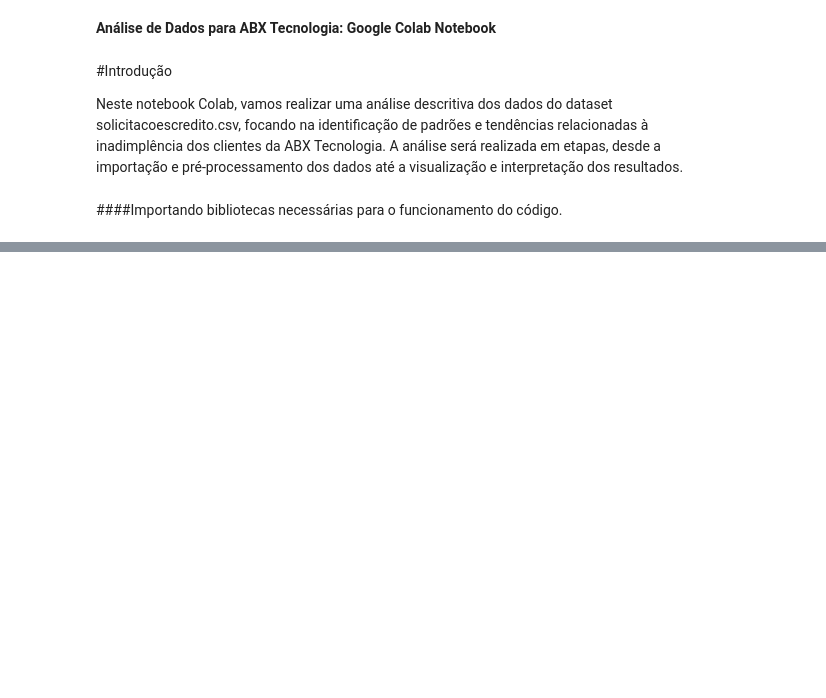
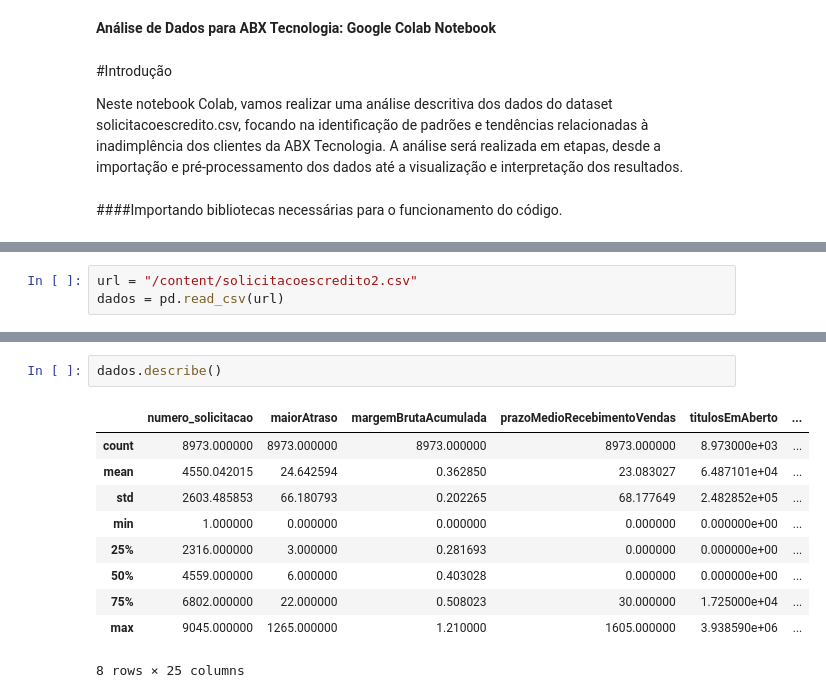
Before and after one commit to lucasrabd/WellDoneABX, a Jupyter notebook: Analise_1_ABX_Welldone.ipynb, the cells around one changed output, grey strips where cells are left out. Drawn from its saved outputs; the diff is of its cells as text; blank space fills up the shorter version.

```diff
--- a/Analise_1_ABX_Welldone.ipynb
+++ b/Analise_1_ABX_Welldone.ipynb
@@ -32,0 +16,3 @@ df_dummies = pd.get_dummies(df)
+# %%
+url = "/content/solicitacoescredito2.csv"
+dados = pd.read_csv(url)
@@ -32,0 +71,13 @@ df_dummies = pd.get_dummies(df)
+# %%
+dados.describe()
+# %% [output]
+|  | numero_solicitacao | maiorAtraso | margemBrutaAcumulada | prazoMedioRecebimentoVendas | titulosEmAberto | ... |
+| count | 8973.000000 | 8973.000000 | 8973.000000 | 8973.000000 | 8.973000e+03 | ... |
+| mean | 4550.042015 | 24.642594 | 0.362850 | 23.083027 | 6.487101e+04 | ... |
+| std | 2603.485853 | 66.180793 | 0.202265 | 68.177649 | 2.482852e+05 | ... |
+| min | 1.000000 | 0.000000 | 0.000000 | 0.000000 | 0.000000e+00 | ... |
+| 25% | 2316.000000 | 3.000000 | 0.281693 | 0.000000 | 0.000000e+00 | ... |
+| 50% | 4559.000000 | 6.000000 | 0.403028 | 0.000000 | 0.000000e+00 | ... |
+| 75% | 6802.000000 | 22.000000 | 0.508023 | 30.000000 | 1.725000e+04 | ... |
+| max | 9045.000000 | 1265.000000 | 1.210000 | 1605.000000 | 3.938590e+06 | ... |
+8 rows × 25 columns
```
Also changed, not shown: parts of 14 cells of this notebook.
